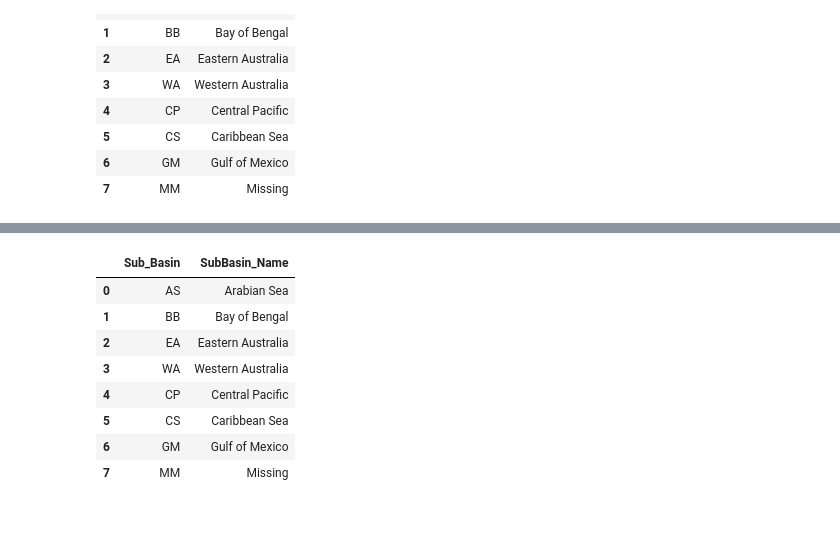
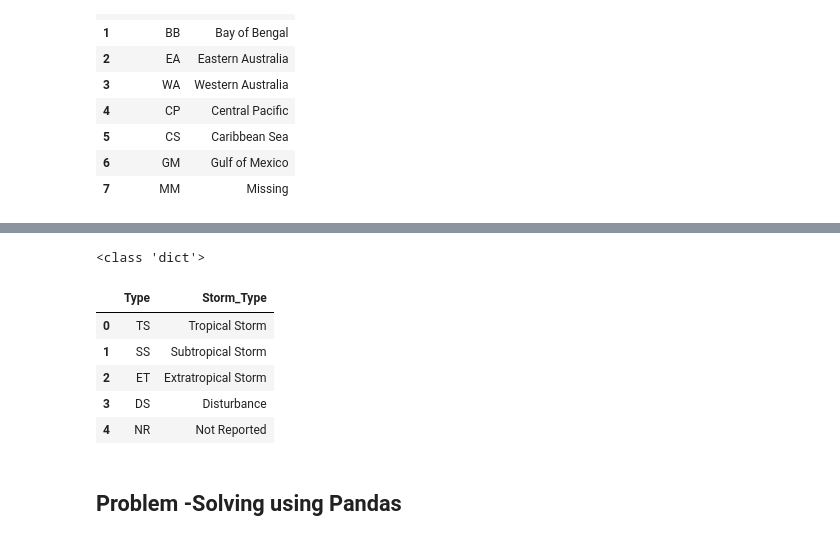
Before and after one commit to Edubridge-karthik/EXL-CHENNAI---8410-and-PUNE-8414-DA--Batch, a Jupyter notebook: EXL-CHENNAI and PUNE- DA/Pandas_lec.ipynb, the cells around one changed output, grey strips where cells are left out. Saved outputs shown, nothing was run; the diff lists cells and outputs as text; code cells hidden in the pictures.

```diff
--- a/EXL-CHENNAI and PUNE- DA/Pandas_lec.ipynb
+++ b/EXL-CHENNAI and PUNE- DA/Pandas_lec.ipynb
@@ -668,15 +673,18 @@ storm_data
  2   ET  Extratropical Storm
  3   DS          Disturbance
  4   NR         Not Reported}
+# %%
+print(type(storm_data))
+# %% [output]
+<class 'dict'>
 # %%
-storm_data[6]
+storm_data[7]
 # %% [output]
-|  | Sub_Basin | SubBasin_Name |
-| 0 | AS | Arabian Sea |
-| 1 | BB | Bay of Bengal |
-| 2 | EA | Eastern Australia |
-| 3 | WA | Western Australia |
-| 4 | CP | Central Pacific |
-| 5 | CS | Caribbean Sea |
-| 6 | GM | Gulf of Mexico |
-| 7 | MM | Missing |
+|  | Type | Storm_Type |
+| 0 | TS | Tropical Storm |
+| 1 | SS | Subtropical Storm |
+| 2 | ET | Extratropical Storm |
+| 3 | DS | Disturbance |
+| 4 | NR | Not Reported |
+# %% [markdown]
+## Problem -Solving using Pandas
```
Also changed, not shown: parts of 20 cells of this notebook.
